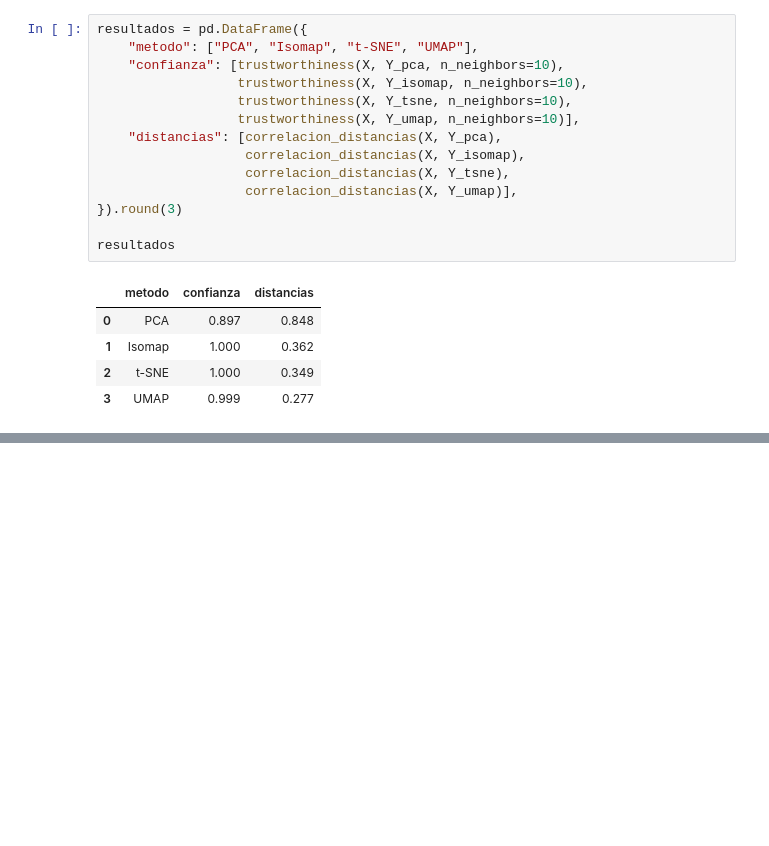
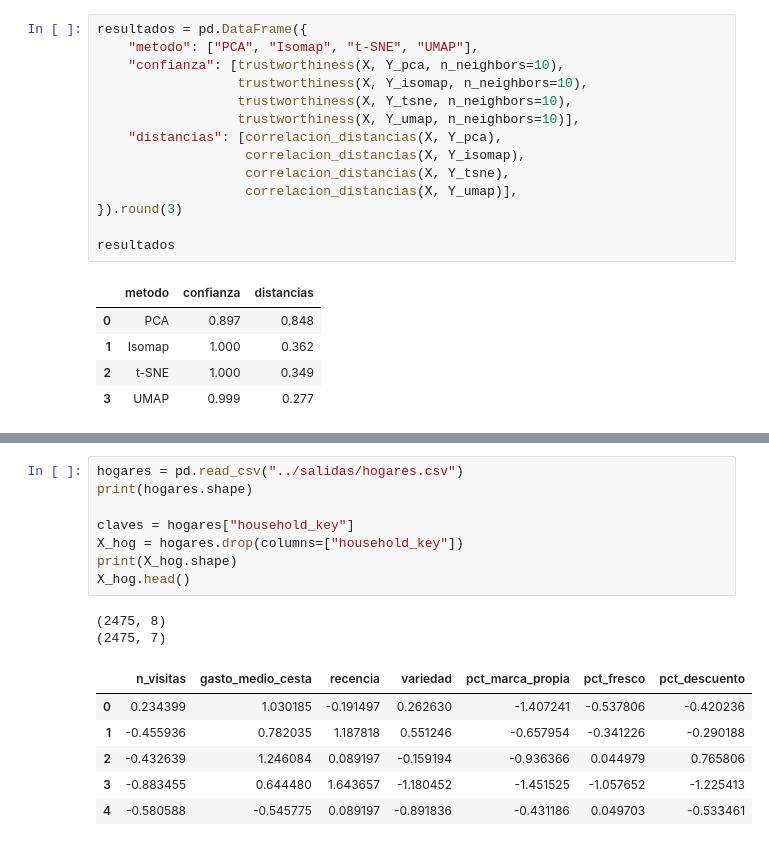
Before and after one commit to uo293890/IN-202627, a Jupyter notebook: notebooks/02_metodos.ipynb, the cells around one changed output, grey strips where cells are left out. Drawn from its saved outputs; the diff is of its cells as text; blank space fills up the shorter version.

```diff
--- a/notebooks/02_metodos.ipynb
+++ b/notebooks/02_metodos.ipynb
@@ -110,0 +144,17 @@ resultados
+# %%
+hogares = pd.read_csv("../salidas/hogares.csv")
+print(hogares.shape)
+
+claves = hogares["household_key"]
+X_hog = hogares.drop(columns=["household_key"])
+print(X_hog.shape)
+X_hog.head()
+# %% [output]
+(2475, 8)
+(2475, 7)
+|  | n_visitas | gasto_medio_cesta | recencia | variedad | pct_marca_propia | pct_fresco | pct_descuento |
+| 0 | 0.234399 | 1.030185 | -0.191497 | 0.262630 | -1.407241 | -0.537806 | -0.420236 |
+| 1 | -0.455936 | 0.782035 | 1.187818 | 0.551246 | -0.657954 | -0.341226 | -0.290188 |
+| 2 | -0.432639 | 1.246084 | 0.089197 | -0.159194 | -0.936366 | 0.044979 | 0.765806 |
+| 3 | -0.883455 | 0.644480 | 1.643657 | -1.180452 | -1.451525 | -1.057652 | -1.225413 |
+| 4 | -0.580588 | -0.545775 | 0.089197 | -0.891836 | -0.431186 | 0.049703 | -0.533461 |
```
Also changed, not shown: parts of 20 cells of this notebook, 5 other files.
